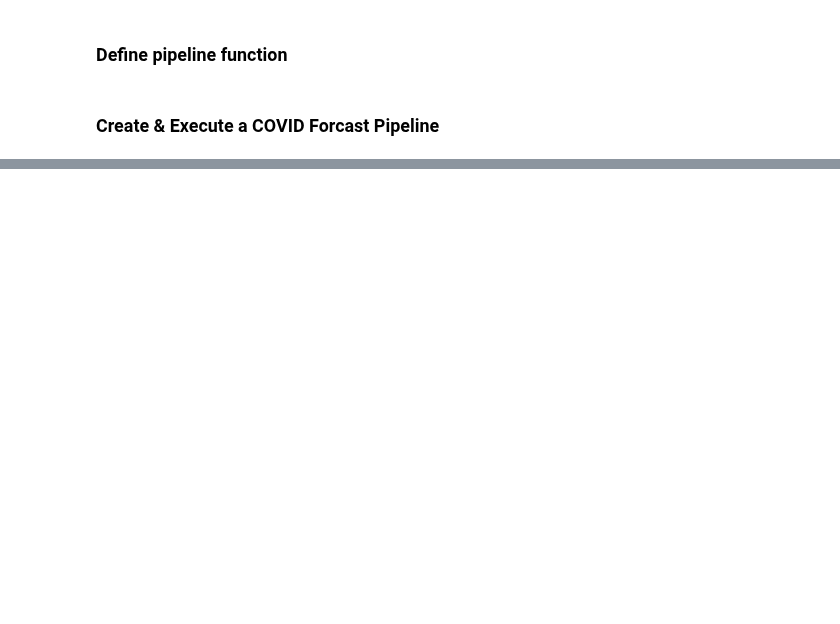
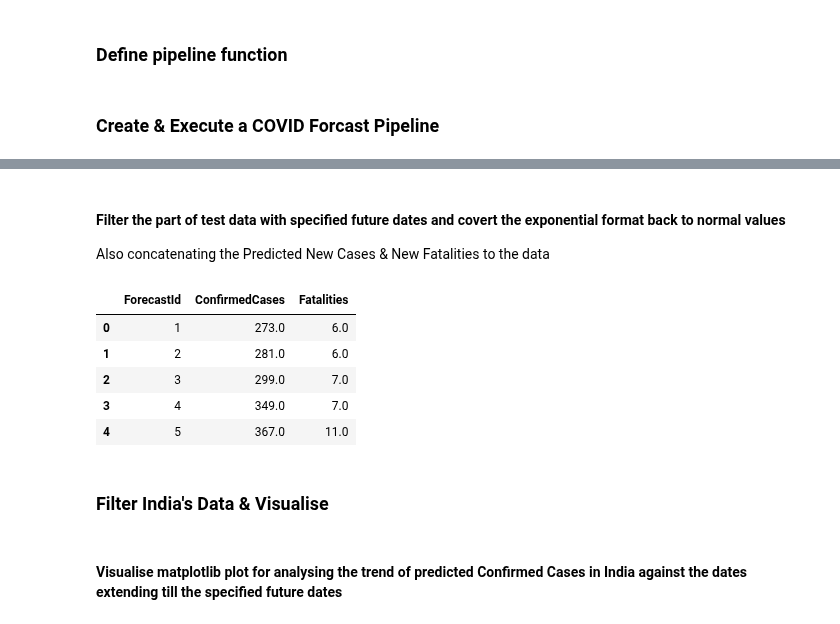
Before and after one commit to swiftdiaries/cisco-kubeflow-starter-pack, a Jupyter notebook: apps/healthcare/covid-forecasting/onprem/pipelines/COVID_Pipeline_Deployment.ipynb, the cells around one changed output, grey strips where cells are left out. Drawn from its saved outputs; the diff is of its cells as text; code cells hidden in the pictures; blank space fills up the shorter version.

```diff
--- a/apps/healthcare/covid-forecasting/onprem/pipelines/COVID_Pipeline_Deployment.ipynb
+++ b/apps/healthcare/covid-forecasting/onprem/pipelines/COVID_Pipeline_Deployment.ipynb
@@ -118,0 +203,49 @@ curl -v http://$serve_ip:8500/v1/models/Model_Covid:predict -d '{"signature_name
+# %% [markdown]
+#### Filter the part of test data with specified future dates and covert the exponential format back to normal values
+
+Also concatenating the Predicted New Cases & New Fatalities to the data
+# %%
+sub_test_df = test_df[test_df["Date"] > train_df["Date"].max()]
+sub_test_df = pd.concat([sub_test_df,
+                         pd.DataFrame(np.array(predictions).reshape((-1, 2)), columns=["NewCases", "NewFatalities"], index=sub_test_df.index)],
+                         axis=1)
+sub_test_df["NewCases"] = np.exp(sub_test_df["NewCases"]) - 1
+sub_test_df["NewFatalities"] = np.exp(sub_test_df["NewFatalities"]) - 1
+# sub_test_df.head()
+
+# Filtering the part of test data with available dates and merging leftout dates if any
+fixed_test_df = test_df[test_df["Date"] <= train_df["Date"].max()].merge(train_df[train_df["Date"] >= test_df["Date"].min()][["Province_State","Country_Region", "Date", "ConfirmedCases", "Fatalities"]],
+                                                                         how="left", on=["Province_State","Country_Region", "Date"])
+fixed_test_df
+
+# Concatenate the fixed_test data with the sub_test data ( which includes predicted New cases & New Fatalities)
+predict_df = pd.concat([sub_test_df, fixed_test_df]).sort_values(["Country_Region", "Province_State", "Date"],
+                                                                 ascending=[True, True, True])
+
+# Add a new Index column to Predict_df
+predict_df = predict_df.reset_index()
+
+# Replace null values of Confirmed Cases & Fatalities using New Cases & New Fatalities by accumulation
+for i in range(len(predict_df)):
+    if pd.isnull(predict_df.iloc[i]["ConfirmedCases"]):
+        predict_df.loc[i, "ConfirmedCases"] = predict_df.iloc[i - 1]["ConfirmedCases"] + predict_df.iloc[i]["NewCases"]
+    if pd.isnull(predict_df.iloc[i]["Fatalities"]):
+        predict_df.loc[i, "Fatalities"] = predict_df.iloc[i - 1]["Fatalities"] + predict_df.iloc[i]["NewFatalities"]
+
+# Ensure shape of Prediction result is same with test data
+assert predict_df.shape[0] == test_df.shape[0]
+
+# Get the Prediction result of Confirmed Cases & Fatalities for the specified future dates
+predict_df[["ForecastId", "ConfirmedCases", "Fatalities"]].to_csv("submission.csv", index=False)
+predict_df[["ForecastId", "ConfirmedCases", "Fatalities"]].head()
+# %% [output]
+|  | ForecastId | ConfirmedCases | Fatalities |
+| 0 | 1 | 273.0 | 6.0 |
+| 1 | 2 | 281.0 | 6.0 |
+| 2 | 3 | 299.0 | 7.0 |
+| 3 | 4 | 349.0 | 7.0 |
+| 4 | 5 | 367.0 | 11.0 |
+# %% [markdown]
+### Filter India's Data & Visualise
+# %% [markdown]
+#### Visualise matplotlib plot for analysing the trend of predicted Confirmed Cases in India against the dates extending till the specified future dates
```
Also changed, not shown: parts of 15 cells of this notebook.
